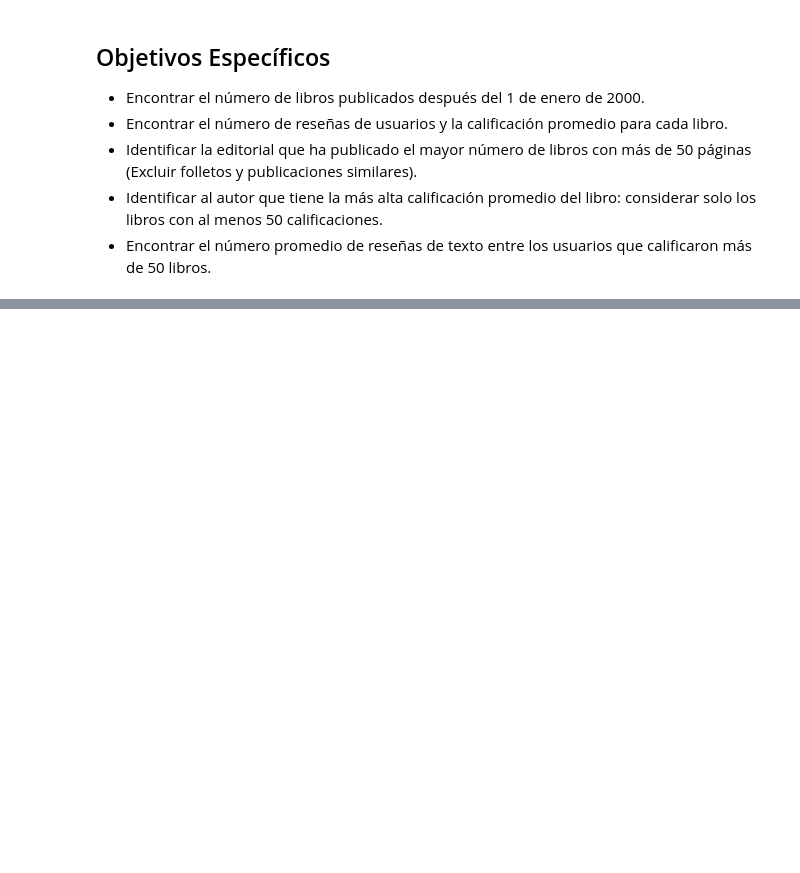
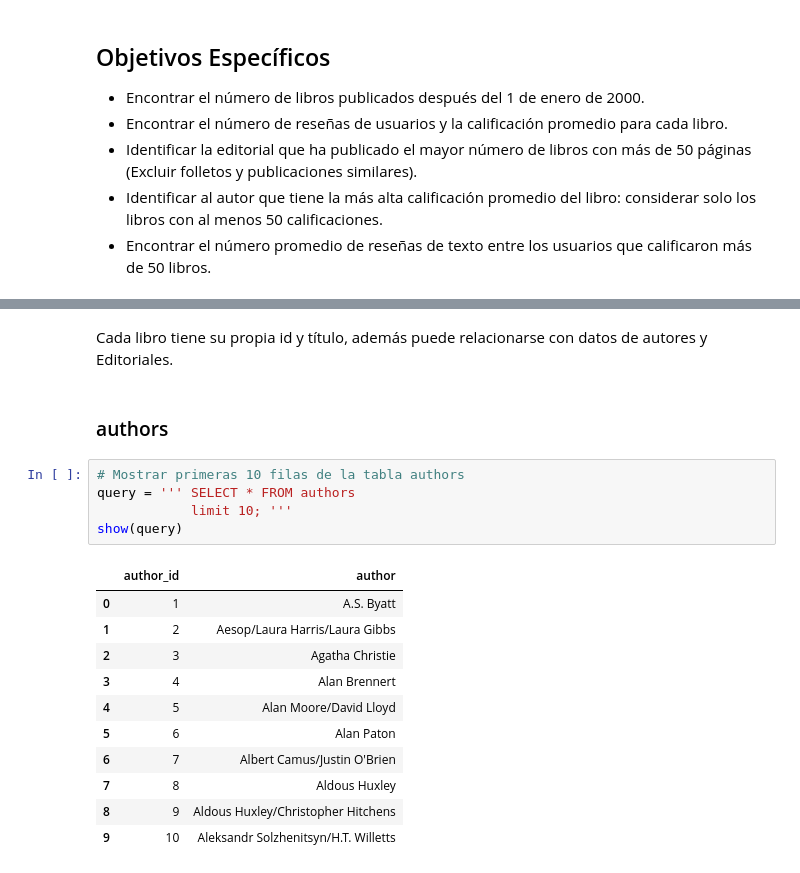
Before and after one commit to ScinDBad/DA_proyecto_final, a Jupyter notebook: sql_bookdata/sql_bookdata.ipynb, the cells around one changed output, grey strips where cells are left out. Drawn from its saved outputs; the diff is of its cells as text; blank space fills up the shorter version.

```diff
--- a/sql_bookdata/sql_bookdata.ipynb
+++ b/sql_bookdata/sql_bookdata.ipynb
@@ -45,0 +127,21 @@ LINE 1:  SELECT * FROM data_raw
+# %% [markdown]
+Cada libro tiene su propia id y título, además puede relacionarse con datos de autores y Editoriales.
+# %% [markdown]
+### authors
+# %%
+# Mostrar primeras 10 filas de la tabla authors
+query = ''' SELECT * FROM authors
+            limit 10; '''
+show(query)
+# %% [output]
+|  | author_id | author |
+| 0 | 1 | A.S. Byatt |
+| 1 | 2 | Aesop/Laura Harris/Laura Gibbs |
+| 2 | 3 | Agatha Christie |
+| 3 | 4 | Alan Brennert |
+| 4 | 5 | Alan Moore/David Lloyd |
+| 5 | 6 | Alan Paton |
+| 6 | 7 | Albert Camus/Justin O'Brien |
+| 7 | 8 | Aldous Huxley |
+| 8 | 9 | Aldous Huxley/Christopher Hitchens |
+| 9 | 10 | Aleksandr Solzhenitsyn/H.T. Willetts |
```
Also changed, not shown: parts of 17 cells of this notebook.
